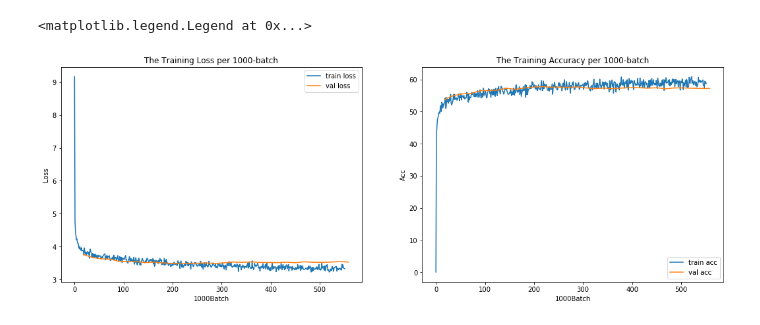
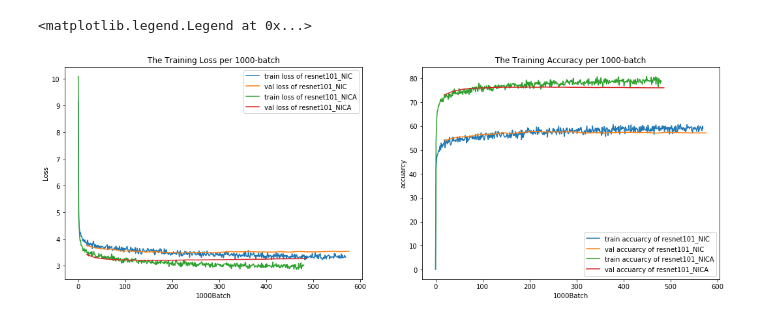
Before and after one commit to TengM95/Image_Captioning, a Jupyter notebook: get_train_log.ipynb, the cells around one changed output. Cells and saved outputs as stored; diff of their text form; code cells hidden in the pictures.

```diff
--- a/get_train_log.ipynb
+++ b/get_train_log.ipynb
@@ -6,6 +7,9 @@ checkpoint_path = 'checkpoint_resnet101_NIC_coco_5_cap_per_img_5_min_word_freq.p
 # %%
 checkpoint = torch.load(checkpoint_path)
 history = checkpoint['history']
+
+checkpoint2 = torch.load(checkpoint_path2)
+history2 = checkpoint2['history']
 # %%
 # for log in history:
 #     print(log)
@@ -25,34 +29,66 @@ for log in history:
         val_losses.append(float(loss))
         val_accs.append(float(acc))
         val_BLEU.append(float(bleu))
+
+train_losses2, train_accs2 = [], []
+val_losses2, val_accs2, val_BLEU2 = [], [], []
+for log in history2:
+    if log.startswith('Epoch:'):
+        loss, acc = log.split('Loss ')[1].split('\tTop-5 Accuracy ')
+        train_losses2.append(float(loss.split()[0]))
+        train_accs2.append(float(acc.split()[0]))
+    if log.startswith('\n * '):
+        loss, left = log.split('\n * ')[1].split('LOSS - ')[1].split(', TOP-5 ACCURACY - ')
+        acc, bleu = left.split(', BLEU-4 - ')
+        bleu = bleu[:-1]
+        val_losses2.append(float(loss))
+        val_accs2.append(float(acc))
+        val_BLEU2.append(float(bleu))
 # %%
 interval = 10
 train_loss_batch = train_losses[0:1] + [ sum(train_losses[i*interval+1 :(i+1)*interval+1]) / \
                                         len(train_losses[i*interval+1 :(i+1)*interval+1]) \
                                            for i in range(len(train_losses)//interval)]
 train_acc_batch = train_accs[0:1] + [ sum(train_accs[i*interval+1 :(i+1)*interval+1]) /\
                                      len(train_accs[i*interval+1 :(i+1)*interval+1]) \
                                            for i in range(len(train_accs)//interval)]
 val_index = list(range(18, len(val_losses)*18+1,18))
 final_batches = len(train_loss_batch)
+
+train_loss_batch2 = train_losses2[0:1] + [ sum(train_losses2[i*interval+1 :(i+1)*interval+1]) / \
+                                        len(train_losses2[i*interval+1 :(i+1)*interval+1]) \
+                                           for i in range(len(train_losses2)//interval)]
+train_acc_batch2 = train_accs2[0:1] + [ sum(train_accs2[i*interval+1 :(i+1)*interval+1]) /\
+                                     len(train_accs2[i*interval+1 :(i+1)*interval+1]) \
+                                           for i in range(len(train_accs2)//interval)]
+val_index2 = list(range(18, len(val_losses2)*18+1,18))
+final_batches2 = len(train_loss_batch2)
+
+
+
+
 fig, axes = plt.subplots(ncols=2, figsize=(18, 6))
 
-axes[0].plot(range(final_batches), train_loss_batch, label = 'train loss')
-axes[0].plot(val_index, val_losses, label = 'val loss')
+axes[0].plot(range(final_batches), train_loss_batch, label = 'train loss of resnet101_NIC')
+axes[0].plot(val_index, val_losses, label = 'val loss of resnet101_NIC')
+axes[0].plot(range(final_batches2), train_loss_batch2, label = 'train loss of resnet101_NICA')
+axes[0].plot(val_index2, val_losses2, label = 'val loss of resnet101_NICA')
 axes[0].set_xlabel('1000Batch')
 axes[0].set_ylabel('Loss')
 axes[0].set_title('The Training Loss per 1000-batch')
 axes[0].legend()
 
-axes[1].plot(range(final_batches), train_acc_batch, label = 'train acc')
-axes[1].plot(val_index, val_accs, label = 'val acc')
+axes[1].plot(range(final_batches), train_acc_batch, label = 'train accuarcy of resnet101_NIC')
+axes[1].plot(val_index, val_accs, label = 'val accuarcy of resnet101_NIC')
+axes[1].plot(range(final_batches2), train_acc_batch2, label = 'train accuarcy of resnet101_NICA')
+axes[1].plot(val_index2, val_accs2, label = 'val accuarcy of resnet101_NICA')
 axes[1].set_xlabel('1000Batch')
-axes[1].set_ylabel('Acc')
+axes[1].set_ylabel('accuarcy')
 axes[1].set_title('The Training Accuracy per 1000-batch')
 axes[1].legend()
 # %% [output]
 <matplotlib.legend.Legend at 0x...>
-[figure, old version]
+[figure, new version]
 # %%
 plt.plot(range(len(val_BLEU)), val_BLEU, label = 'val BLEU')
 plt.xlabel('Epoch')
```
Also changed, not shown: parts of 4 cells of this notebook.
